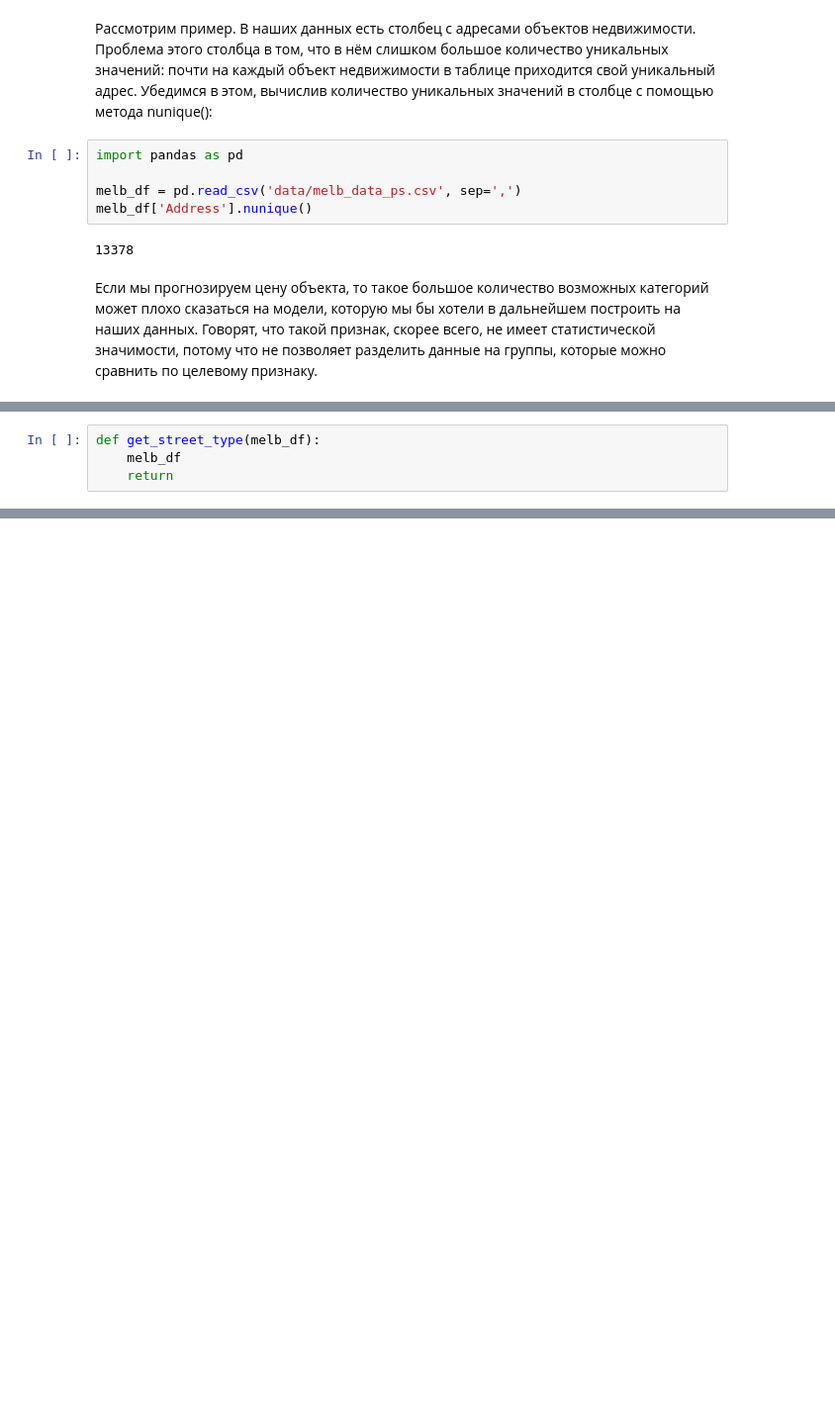
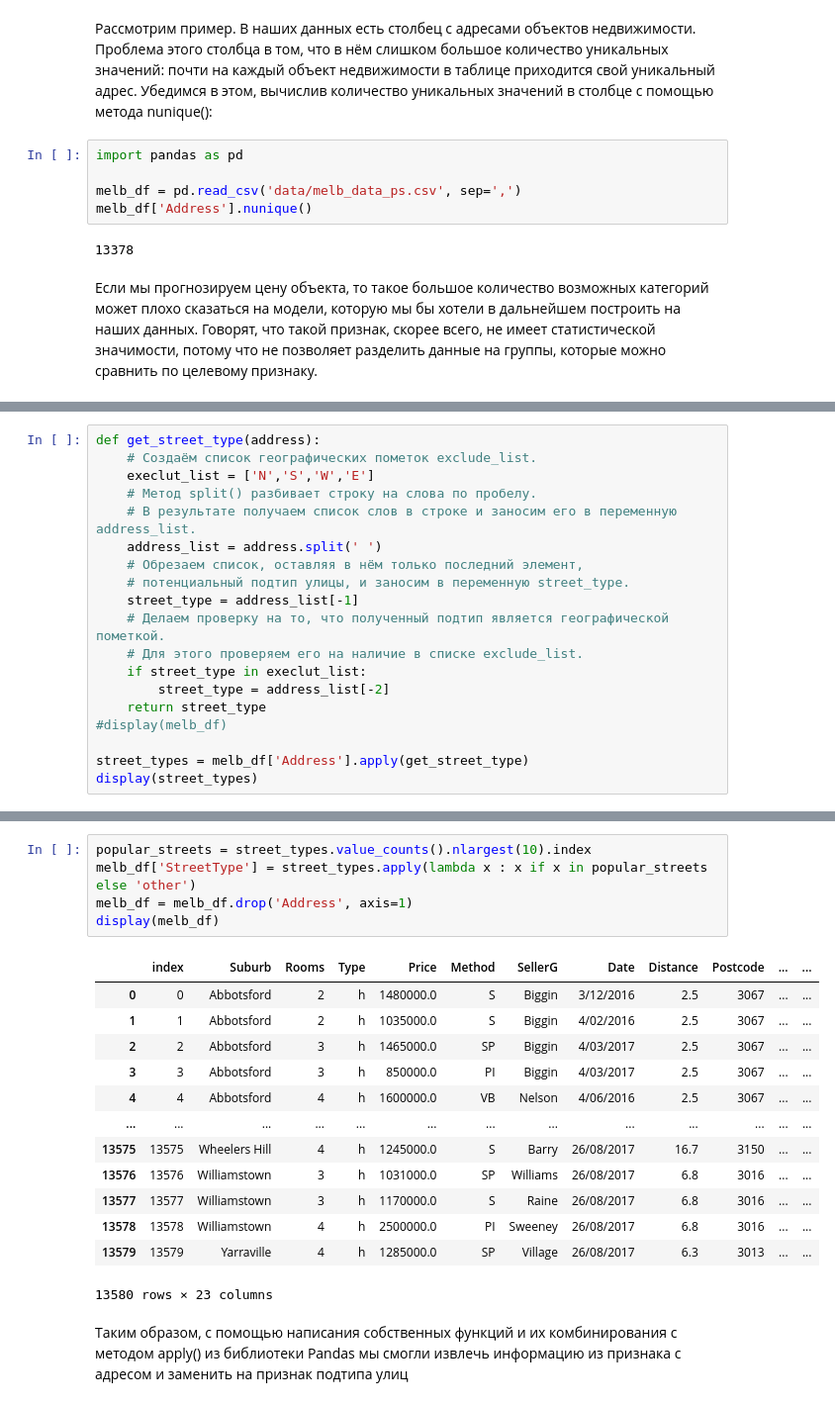
Before and after one commit to Djjjjjjd/skillFactory, a Jupyter notebook: skillFactory/feature_engineering/sothdanie_and_preobrothovanie_stolbcov.ipynb, the cells around one changed output, grey strips where cells are left out. Shown at 99% size. Saved outputs shown, nothing was run; the diff lists cells and outputs as text; blank space fills up the shorter version.

```diff
--- a/skillFactory/feature_engineering/sothdanie_and_preobrothovanie_stolbcov.ipynb
+++ b/skillFactory/feature_engineering/sothdanie_and_preobrothovanie_stolbcov.ipynb
@@ -18,4 +16,19 @@ melb_df['Address'].nunique()
 # %%
-def get_street_type(melb_df):
-    melb_df
-    return
+def get_street_type(address):
+    # Создаём список географических пометок exclude_list.
+    execlut_list = ['N','S','W','E']
+    # Метод split() разбивает строку на слова по пробелу.
+    # В результате получаем список слов в строке и заносим его в переменную address_list.
+    address_list = address.split(' ')
+    # Обрезаем список, оставляя в нём только последний элемент,
+    # потенциальный подтип улицы, и заносим в переменную street_type.
+    street_type = address_list[-1]
+    # Делаем проверку на то, что полученный подтип является географической пометкой.
+    # Для этого проверяем его на наличие в списке exclude_list.
+    if street_type in execlut_list:
+        street_type = address_list[-2]
+    return street_type
+#display(melb_df)
+
+street_types = melb_df['Address'].apply(get_street_type)
+display(street_types)
@@ -21,0 +76,21 @@ def get_street_type(melb_df):
+# %%
+popular_streets = street_types.value_counts().nlargest(10).index
+melb_df['StreetType'] = street_types.apply(lambda x : x if x in popular_streets else 'other')
+melb_df = melb_df.drop('Address', axis=1)
+display(melb_df)
+# %% [output]
+|  | index | Suburb | Rooms | Type | Price | Method | SellerG | Date | Distance | Postcode | ... | ... |
+| 0 | 0 | Abbotsford | 2 | h | 1480000.0 | S | Biggin | 3/12/2016 | 2.5 | 3067 | ... | ... |
+| 1 | 1 | Abbotsford | 2 | h | 1035000.0 | S | Biggin | 4/02/2016 | 2.5 | 3067 | ... | ... |
+| 2 | 2 | Abbotsford | 3 | h | 1465000.0 | SP | Biggin | 4/03/2017 | 2.5 | 3067 | ... | ... |
+| 3 | 3 | Abbotsford | 3 | h | 850000.0 | PI | Biggin | 4/03/2017 | 2.5 | 3067 | ... | ... |
+| 4 | 4 | Abbotsford | 4 | h | 1600000.0 | VB | Nelson | 4/06/2016 | 2.5 | 3067 | ... | ... |
+| ... | ... | ... | ... | ... | ... | ... | ... | ... | ... | ... | ... | ... |
+| 13575 | 13575 | Wheelers Hill | 4 | h | 1245000.0 | S | Barry | 26/08/2017 | 16.7 | 3150 | ... | ... |
+| 13576 | 13576 | Williamstown | 3 | h | 1031000.0 | SP | Williams | 26/08/2017 | 6.8 | 3016 | ... | ... |
+| 13577 | 13577 | Williamstown | 3 | h | 1170000.0 | S | Raine | 26/08/2017 | 6.8 | 3016 | ... | ... |
+| 13578 | 13578 | Williamstown | 4 | h | 2500000.0 | PI | Sweeney | 26/08/2017 | 6.8 | 3016 | ... | ... |
+| 13579 | 13579 | Yarraville | 4 | h | 1285000.0 | SP | Village | 26/08/2017 | 6.3 | 3013 | ... | ... |
+13580 rows × 23 columns
+# %% [markdown]
+Таким образом, с помощью написания собственных функций и их комбинирования с методом apply() из библиотеки Pandas мы смогли извлечь информацию из признака с адресом и заменить на признак подтипа улиц
```
Also changed, not shown: parts of 13 cells of this notebook, 2 other files.
